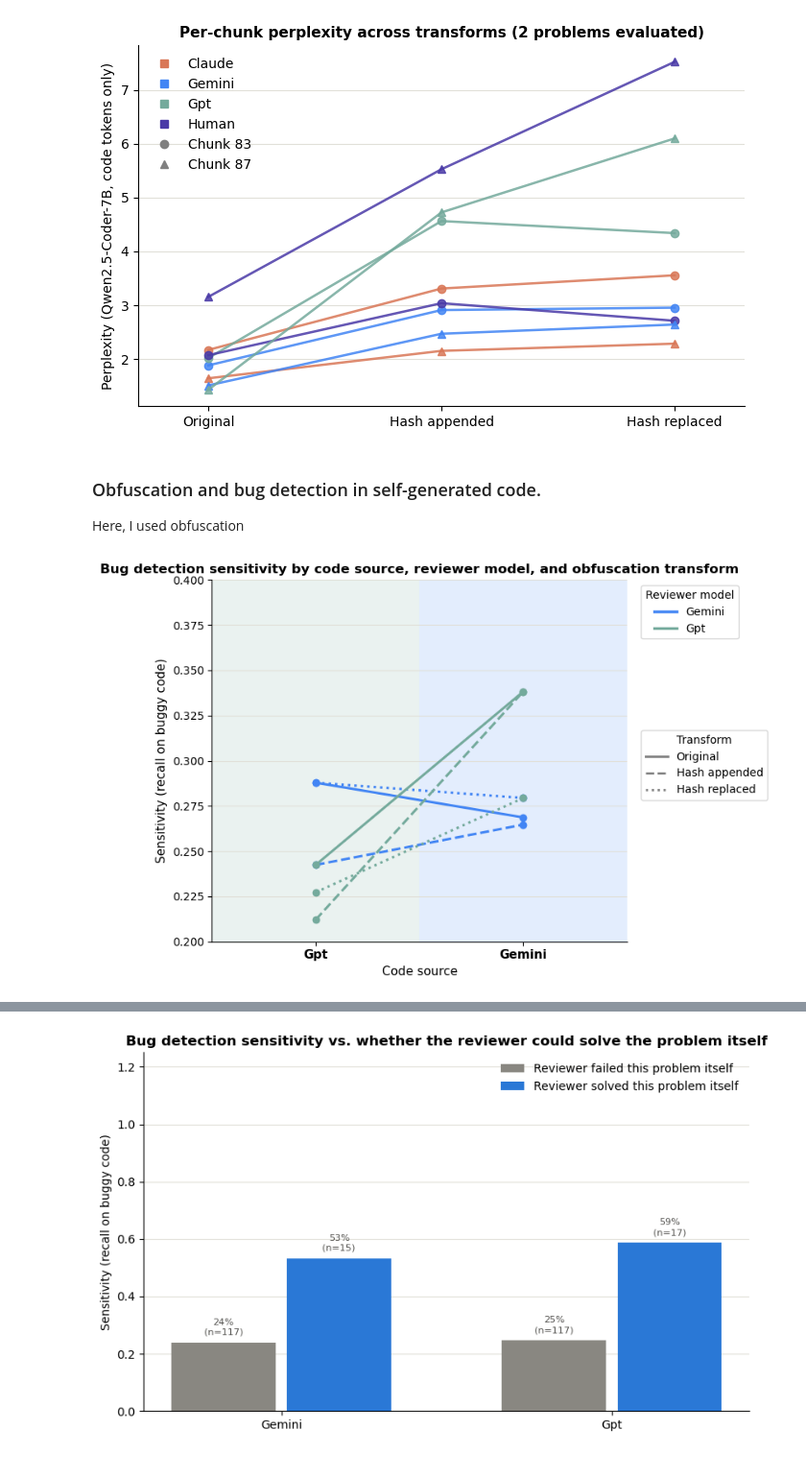
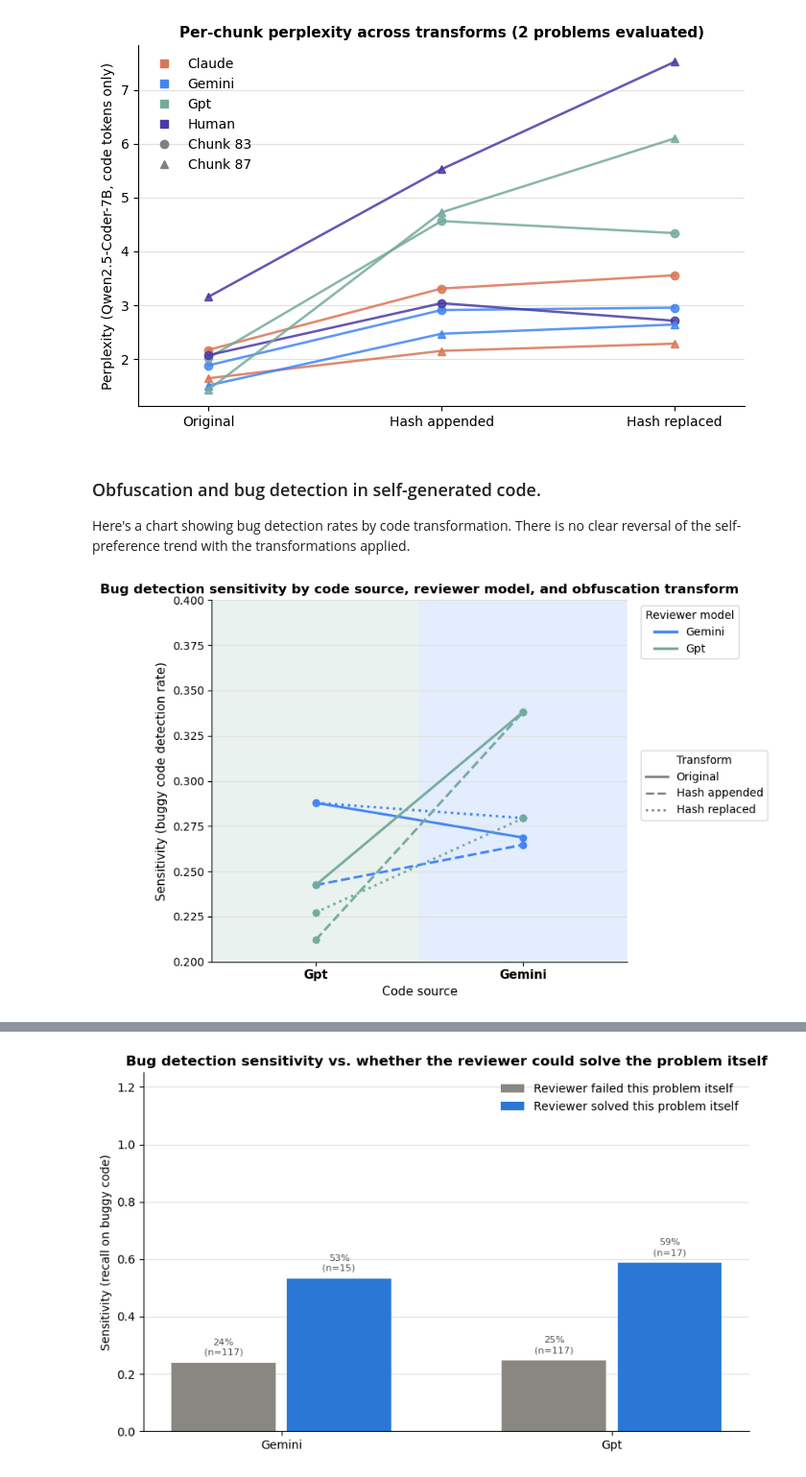
Before and after one commit to clementzach/blog_posts, a Jupyter notebook: variable_obfuscation_self_preference.ipynb, the cells around one changed output, grey strips where cells are left out. Shown at 96% size. Cells and saved outputs as stored; diff of their text form; code cells hidden in the pictures.

```diff
--- a/variable_obfuscation_self_preference.ipynb
+++ b/variable_obfuscation_self_preference.ipynb
@@ -233,7 +248,7 @@ plt.show()
 # %% [markdown]
 ### Obfuscation and bug detection in self-generated code.
 
-Here, I used obfuscation
+Here's a chart showing bug detection rates by code transformation. There is no clear reversal of the self-preference trend with the transformations applied.
 # %%
 from matplotlib.lines import Line2D
 
@@ -291,32 +306,32 @@ for reviewer in REVIEWER_ORDER:
             sub["rate"].values,
             color=BRAND_COLORS[reviewer],
             linestyle=ls,
             marker="o",
             markersize=6,
             linewidth=2.2,
             zorder=3,
         )
 
 ax.set_xticks(list(x_pos.values()))
 ax.set_xticklabels([s.capitalize() for s in SOURCE_ORDER], fontsize=11, fontweight="bold")
 ax.set_xlim(-0.5, len(SOURCE_ORDER) - 0.5)
 ax.set_ylim(0.2, 0.4)
-ax.set_ylabel("Sensitivity (recall on buggy code)", fontsize=11)
+ax.set_ylabel("Sensitivity (buggy code detection rate)", fontsize=11)
 ax.set_xlabel("Code source", fontsize=11)
 ax.set_title("Bug detection sensitivity by code source, reviewer model, and obfuscation transform", fontsize=12, fontweight="bold")
 style_axes(ax)
 
 model_handles = [Line2D([0], [0], color=BRAND_COLORS[m], lw=2.5, label=m.capitalize()) for m in REVIEWER_ORDER]
 transform_handles = [
     Line2D([0], [0], color="gray", lw=2, linestyle=ls, label=TRANSFORM_LABELS[t])
     for t, ls in TRANSFORM_STYLES.items()
 ]
 
 legend1 = ax.legend(handles=model_handles, title="Reviewer model", loc="upper left", bbox_to_anchor=(1.02, 1))
 ax.legend(handles=transform_handles, title="Transform", loc="upper left", bbox_to_anchor=(1.02, 0.6))
 ax.add_artist(legend1)
 
 fig.tight_layout()
 plt.show()
 # %% [output]
-[figure, old version]
+[figure, new version]
```
Also changed, not shown: parts of 28 cells of this notebook.
